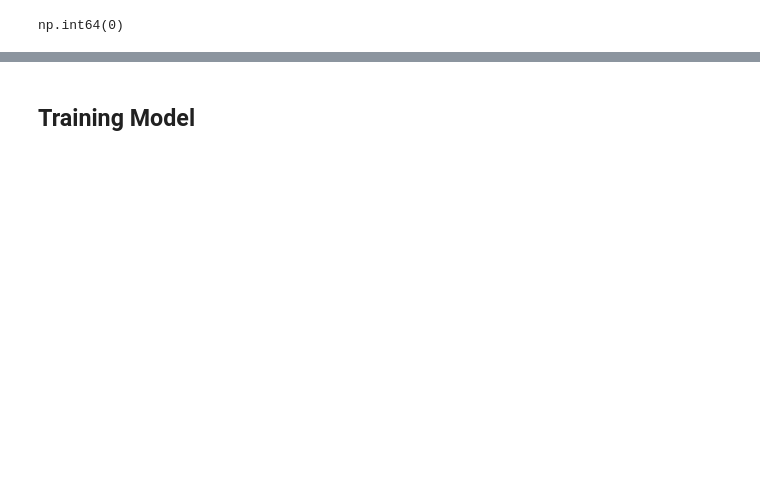
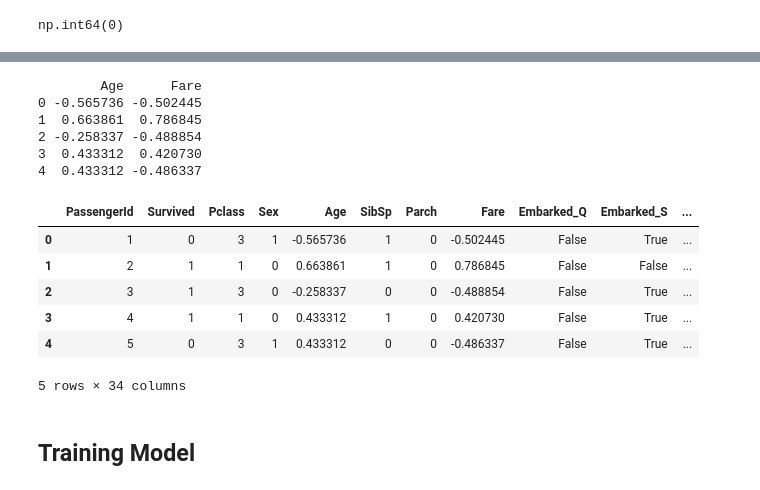
Before and after one commit to ash-iiiiish/30-Machine-Learning-Projects, a Jupyter notebook: B-Classification_Projects(11-22)/12.TItanic_Survival_Prediction/titanic survival prediction.ipynb, the cells around one changed output, grey strips where cells are left out. Drawn from its saved outputs; the diff is of its cells as text; code cells hidden in the pictures; blank space fills up the shorter version.

```diff
--- a/B-Classification_Projects(11-22)/12.TItanic_Survival_Prediction/titanic survival prediction.ipynb
+++ b/B-Classification_Projects(11-22)/12.TItanic_Survival_Prediction/titanic survival prediction.ipynb
@@ -80,0 +144,24 @@ np.int64(0)
+# %%
+import pandas as pd
+from sklearn.preprocessing import LabelEncoder, OneHotEncoder
+
+# Copy dataset
+df_encoded = df.copy()
+
+# 1. Label encode 'Sex'
+le = LabelEncoder()
+df_encoded['Sex'] = le.fit_transform(df_encoded['Sex'])
+
+# 2. One-hot encode 'Embarked' and 'Cabin'
+df_encoded = pd.get_dummies(df_encoded, columns=['Embarked', 'Cabin'], drop_first=True)
+
+# 3. Optional: Extract Title from Name and one-hot encode
+df_encoded['Title'] = df_encoded['Name'].str.extract(' ([A-Za-z]+)\.', expand=False)
+df_encoded = pd.get_dummies(df_encoded, columns=['Title'], drop_first=True)
+
+# 4. Drop original 'Name' and 'Ticket'
+df_encoded.drop(['Name', 'Ticket'], axis=1, inplace=True)
+
+
+# 5. Check the dataset
+print(df_encoded.head())
@@ -81,3 +207,30 @@ np.int64(0)
+# %%
+# scaling :
+from sklearn.preprocessing import StandardScaler
+
+# Numerical columns to scale
+num_cols = ['Age', 'Fare']
+
+scaler = StandardScaler()
+df_encoded[num_cols] = scaler.fit_transform(df_encoded[num_cols])
+
+# Verify scaling
+print(df_encoded[num_cols].head())
+df_encoded.head()
+# %% [output]
+        Age      Fare
+0 -0.565736 -0.502445
+1  0.663861  0.786845
+2 -0.258337 -0.488854
+3  0.433312  0.420730
+4  0.433312 -0.486337
+|  | PassengerId | Survived | Pclass | Sex | Age | SibSp | Parch | Fare | Embarked_Q | Embarked_S | ... |
+| 0 | 1 | 0 | 3 | 1 | -0.565736 | 1 | 0 | -0.502445 | False | True | ... |
+| 1 | 2 | 1 | 1 | 0 | 0.663861 | 1 | 0 | 0.786845 | False | False | ... |
+| 2 | 3 | 1 | 3 | 0 | -0.258337 | 0 | 0 | -0.488854 | False | True | ... |
+| 3 | 4 | 1 | 1 | 0 | 0.433312 | 1 | 0 | 0.420730 | False | True | ... |
+| 4 | 5 | 0 | 3 | 1 | 0.433312 | 0 | 0 | -0.486337 | False | True | ... |
+5 rows × 34 columns
 # %% [markdown]
 ## Training Model
 # %%
```
Also changed, not shown: parts of 9 cells of this notebook, 1 other file.
